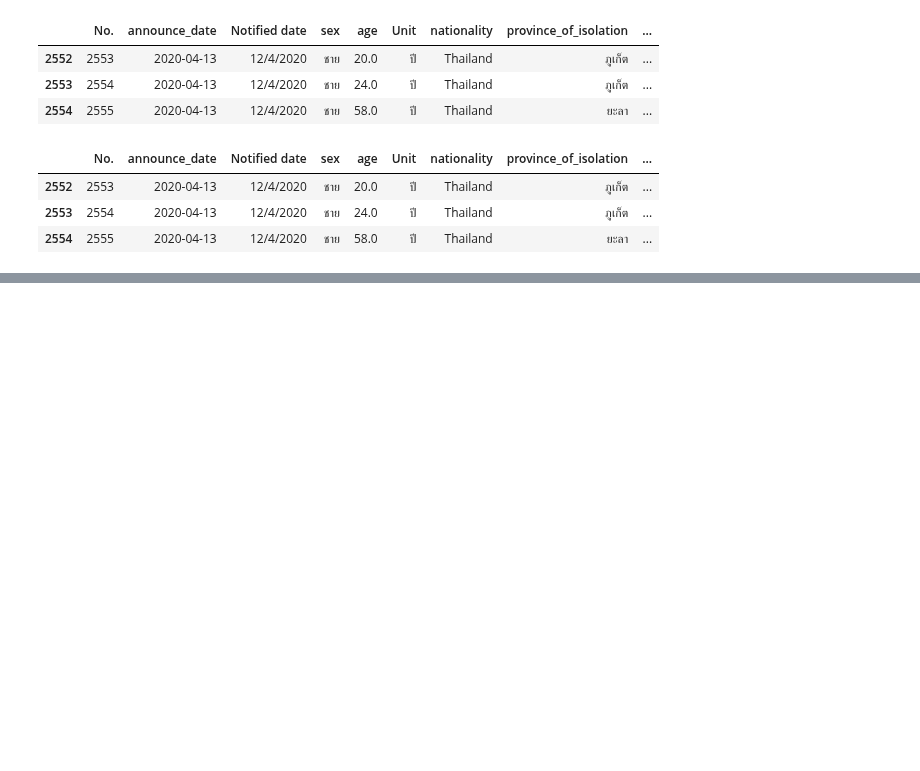
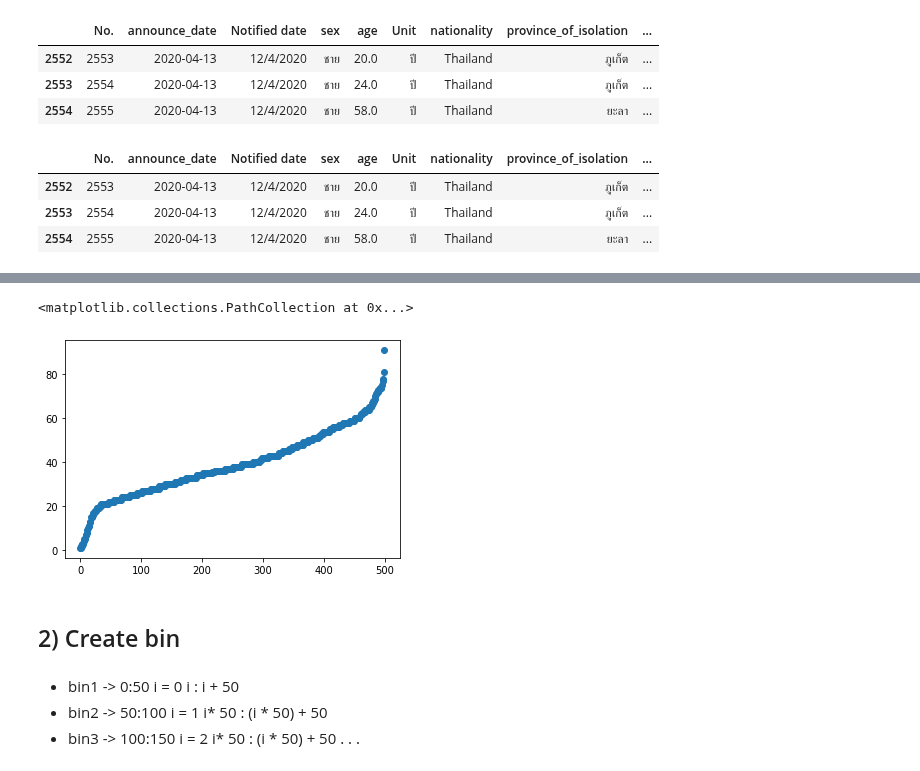
Before and after one commit to Peckkie/DPDM2021, a Jupyter notebook: Data_preprocessing_(Chapter_3).ipynb, the cells around one changed output, grey strips where cells are left out. Cells and saved outputs as stored; diff of their text form; code cells hidden in the pictures; blank space fills up the shorter version.

```diff
--- a/Data_preprocessing_(Chapter_3).ipynb
+++ b/Data_preprocessing_(Chapter_3).ipynb
@@ -1079,0 +1126,7 @@ data_covid_cases
+# %%
+plt.scatter(range(len(my_data_sorted)),my_data_sorted)
+# %% [output]
+<matplotlib.collections.PathCollection at 0x...>
+[figure, added]
+# %% [markdown]
+## 2) Create bin
@@ -1079,0 +1144,4 @@ data_covid_cases
+# %% [markdown]
+* bin1 -> 0:50            i = 0    i : i + 50
+* bin2 -> 50:100         i = 1   i* 50 : (i * 50) + 50
+* bin3 -> 100:150       i = 2   i* 50 : (i * 50) + 50  . . .
```
Also changed, not shown: parts of 31 cells of this notebook.
